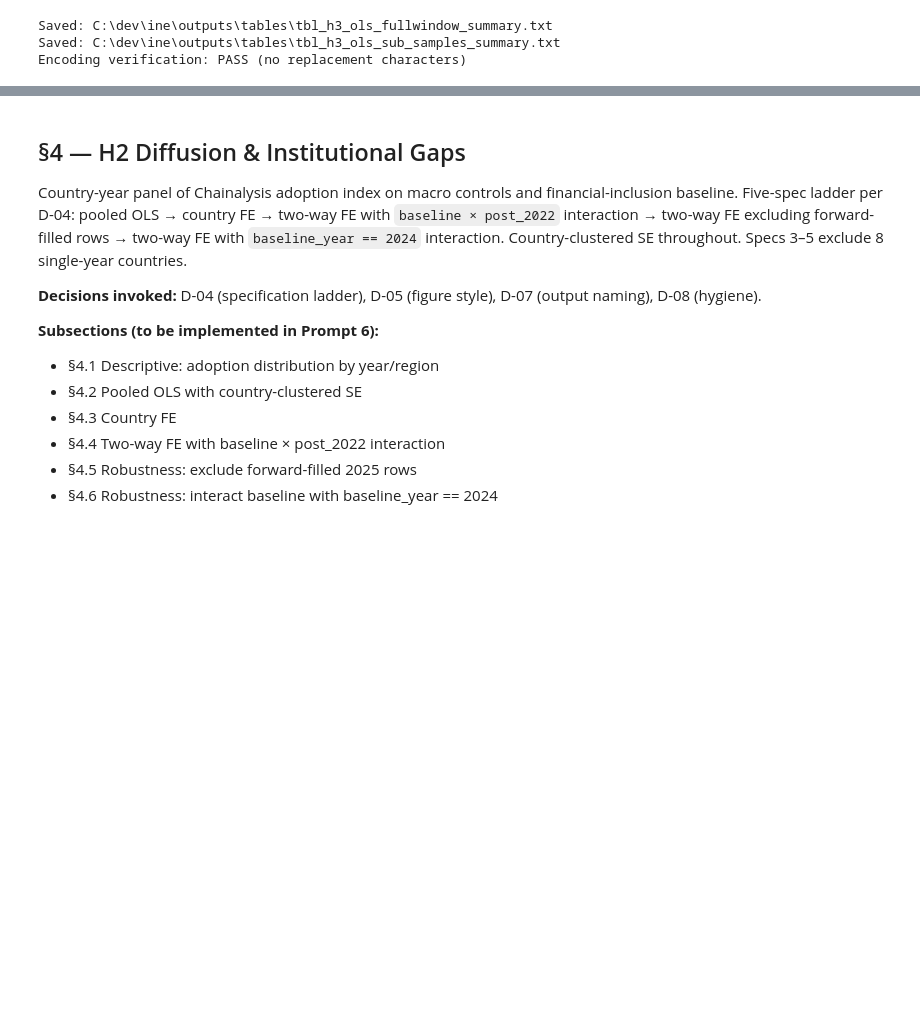
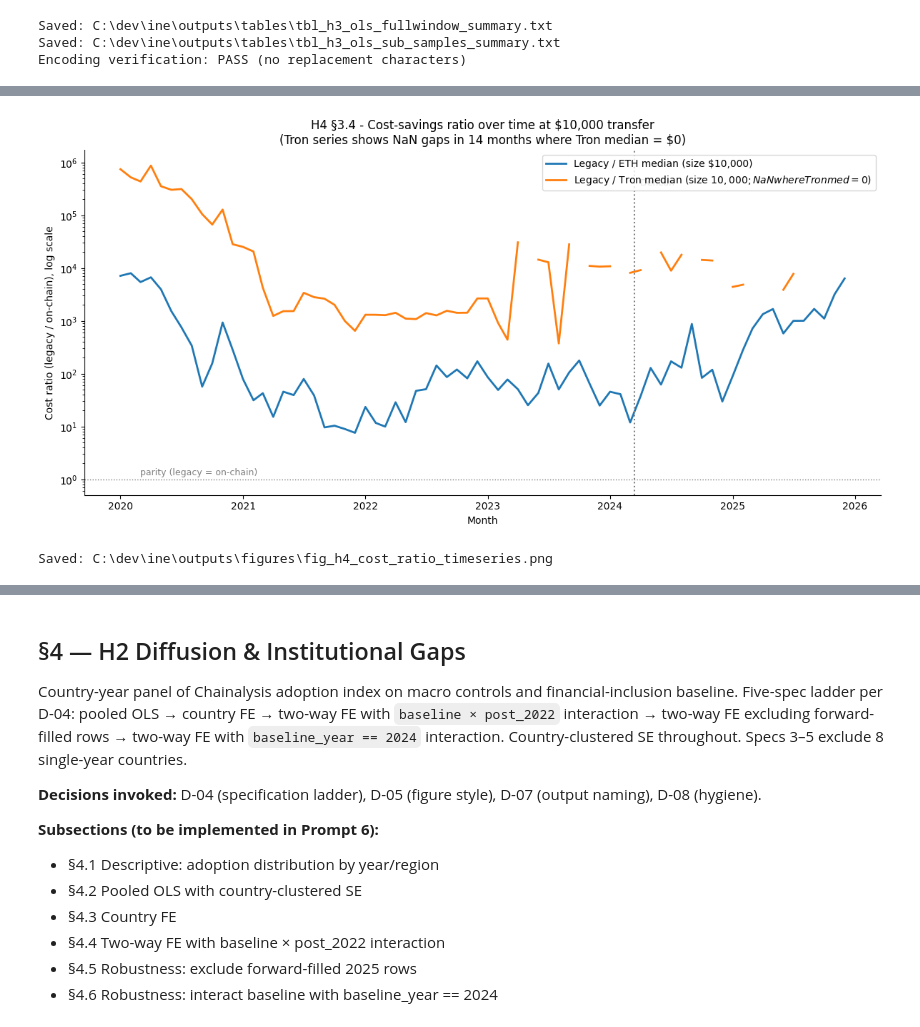
Before and after one commit to IIxoskeletonII/Internet-Network-Economics, a Jupyter notebook: notebooks/03_empirical_analysis.ipynb, the cells around one changed output, grey strips where cells are left out. Drawn from its saved outputs; the diff is of its cells as text; code cells hidden in the pictures; blank space fills up the shorter version.

```diff
--- a/notebooks/03_empirical_analysis.ipynb
+++ b/notebooks/03_empirical_analysis.ipynb
@@ -2684,0 +3058,69 @@ Encoding verification: PASS (no replacement characters)
+# %%
+# §3.4 Year-by-year savings (legacy / on-chain ratio time series)
+# -----------------------------------------------------------------
+# Cost-savings ratio per month per size = legacy_cost / on_chain_fee.
+# Per CONTINUATION CHANGE 5: replace inf (Tron median = $0) with NaN,
+# report count in caption.
+
+for size in [200, 10_000]:
+    h4[f'legacy_cost_{size}']   = h4['legacy_pct_fee'] * size + h4['legacy_flat_fee']
+    h4[f'ratio_eth_med_{size}']  = h4[f'legacy_cost_{size}'] / h4['eth_median_fee_usd']
+    h4[f'ratio_tron_med_{size}'] = np.where(
+        h4['tron_median_fee_usd'] > 0,
+        h4[f'legacy_cost_{size}'] / h4['tron_median_fee_usd'],
+        np.nan,
+    )
+
+n_tron_nan = int((h4['tron_median_fee_usd'] == 0).sum())
+
+savings_rows = []
+for size in [200, 10_000]:
+    sub = h4.groupby('year').agg(
+        n_months=('month', 'count'),
+        eth_savings_median=(f'ratio_eth_med_{size}', 'median'),
+        tron_savings_median=(f'ratio_tron_med_{size}', 'median'),
+        tron_nan_months=(f'ratio_tron_med_{size}', lambda s: int(s.isna().sum())),
+    ).reset_index()
+    sub.insert(0, 'size_usd', size)
+    savings_rows.append(sub)
+
+savings = pd.concat(savings_rows, ignore_index=True)
+for c in ('eth_savings_median', 'tron_savings_median'):
+    savings[c] = savings[c].round(2)
+
+print("§3.4 Year-by-year savings (median ratio legacy/on-chain)")
+print("=" * 70)
+print(savings.to_string(index=False))
+print(f"\n  Tron median = $0 in {n_tron_nan}/72 months -> NaN ratio (CONTINUATION CHANGE 5)")
+
+savings.to_csv(TBL_DIR / 'tbl_h4_savings_by_year.csv', index=False)
+with open(TBL_DIR / 'tbl_h4_savings_by_year.tex', 'w', encoding='utf-8') as f:
+    f.write(savings.to_latex(index=False, float_format='%.2f'))
+
+# Time-series at $10,000
+fig, ax = plt.subplots(figsize=(12, 6))
+ax.plot(h4['month_dt'], h4['ratio_eth_med_10000'],
+        color=PALETTE['primary'], linewidth=2.0,
+        label='Legacy / ETH median (size $10,000)')
+ax.plot(h4['month_dt'], h4['ratio_tron_med_10000'],
+        color=PALETTE['secondary'], linewidth=2.0,
+        label='Legacy / Tron median (size $10,000; NaN where Tron med = $0)')
+ax.axhline(1.0, color=PALETTE['muted'], linestyle=':', linewidth=1.0)
+ax.text(h4['month_dt'].iloc[2], 1.2, 'parity (legacy = on-chain)',
+        color=PALETTE['muted'], fontsize=9)
+DENCUN = pd.Timestamp('2024-03-13')
+ax.axvline(DENCUN, color=PALETTE['muted'], linestyle=':', linewidth=1.5)
+ax.text(DENCUN, ax.get_ylim()[1]*0.4, '  Dencun', color=PALETTE['muted'], fontsize=9)
+ax.set_yscale('log')
+ax.set_ylabel('Cost ratio (legacy / on-chain), log scale')
+ax.set_xlabel('Month')
+ax.set_title(
+    f'H4 §3.4 - Cost-savings ratio over time at $10,000 transfer\n'
+    f'(Tron series shows NaN gaps in {n_tron_nan} months where Tron median = $0)'
+)
+ax.legend(loc='upper right')
+plt.tight_layout()
+plt.savefig(FIG_DIR / 'fig_h4_cost_ratio_timeseries.png', dpi=300, bbox_inches='tight')
+plt.show()
+print(f"\nSaved: {FIG_DIR / 'fig_h4_cost_ratio_timeseries.png'}")
+# %% [output]
@@ -2684,0 +3144,2 @@ Encoding verification: PASS (no replacement characters)
+[figure, added]
+Saved: C:\dev\ine\outputs\figures\fig_h4_cost_ratio_timeseries.png
```
Also changed, not shown: parts of 17 cells of this notebook, 16 other files.
